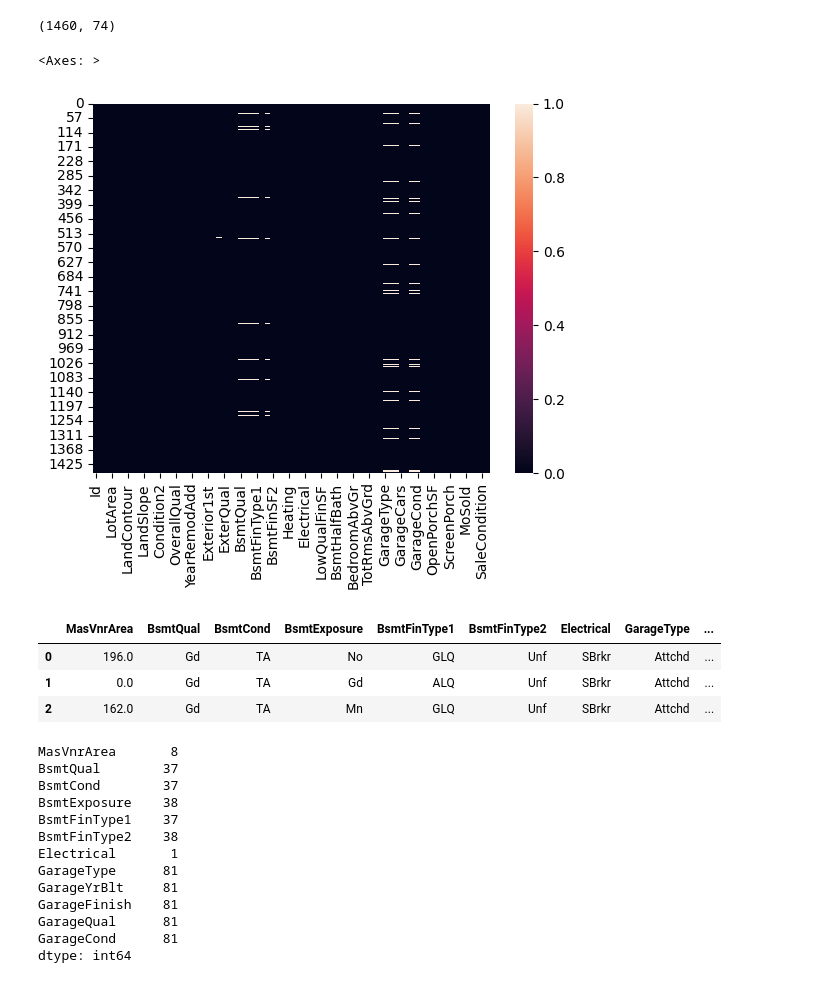
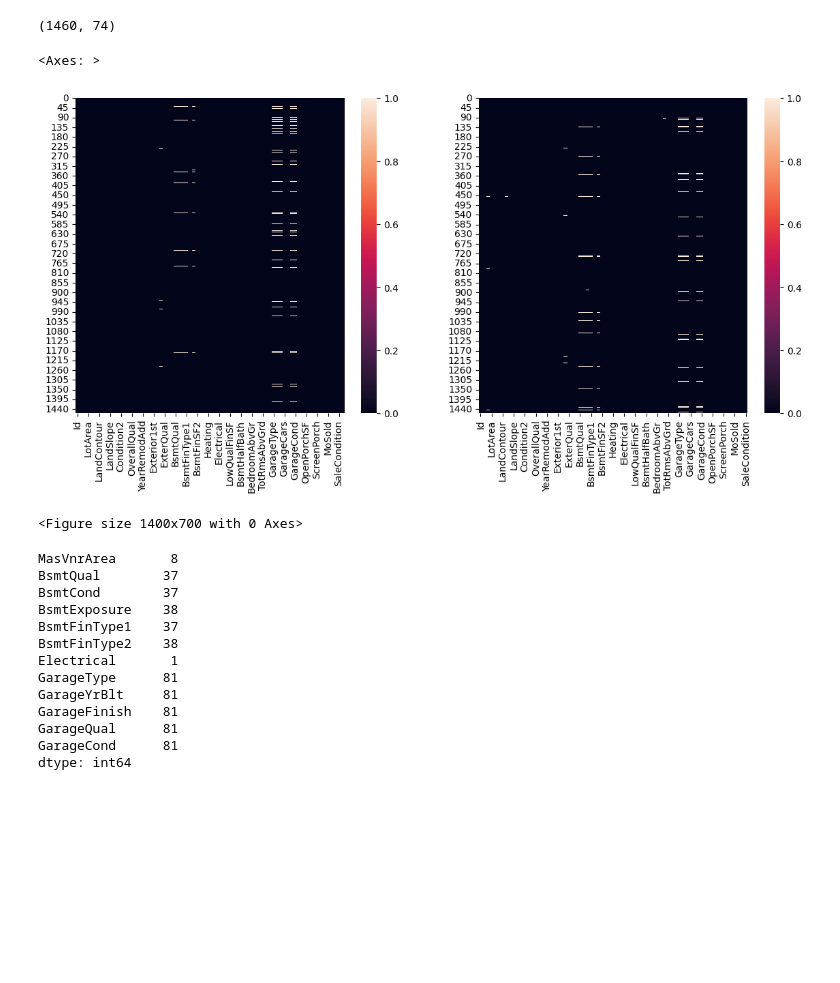
Before and after one commit to isfar12/Machine-Learning, a Jupyter notebook: Contest_journey/house_price_pred_adv.ipynb, the cells around one changed output. Saved outputs shown, nothing was run; the diff lists cells and outputs as text; code cells hidden in the pictures; blank space fills up the shorter version.

```diff
--- a/Contest_journey/house_price_pred_adv.ipynb
+++ b/Contest_journey/house_price_pred_adv.ipynb
@@ -66,27 +51,25 @@ for i in df.columns.tolist():
         remove_Cols.append(i)
 # %%
 df=df.drop(columns=remove_Cols,axis=1)
+test=test.drop(columns=remove_Cols,axis=1)
 # %%
 df.shape
 # %% [output]
 (1460, 74)
-# %%
-sns.heatmap(df.isnull())
-# %% [output]
-<Axes: >
-[figure, removed]
+# %%
+fig,subplot=plt.subplots(1,2,figsize=(14, 6))
+plt.figure(figsize=(14,7))
+sns.heatmap(df.isnull(),ax=subplot[0])
+sns.heatmap(test.isnull(),ax=subplot[1])
+# %% [output]
+<Axes: >
+[figure, added]
+<Figure size 1400x700 with 0 Axes>
 # %%
 null_contains=[]
 for i in df.columns.tolist():
     if (df[i].isnull().sum()/df.shape[0])*100 >0:
         null_contains.append(i)
-# %%
-df[null_contains].head(3)
-# %% [output]
-|  | MasVnrArea | BsmtQual | BsmtCond | BsmtExposure | BsmtFinType1 | BsmtFinType2 | Electrical | GarageType | ... |
-| 0 | 196.0 | Gd | TA | No | GLQ | Unf | SBrkr | Attchd | ... |
-| 1 | 0.0 | Gd | TA | Gd | ALQ | Unf | SBrkr | Attchd | ... |
-| 2 | 162.0 | Gd | TA | Mn | GLQ | Unf | SBrkr | Attchd | ... |
 # %%
 df[null_contains].isnull().sum()
 # %% [output]
```
Also changed, not shown: parts of 47 cells of this notebook, 2 other files.
